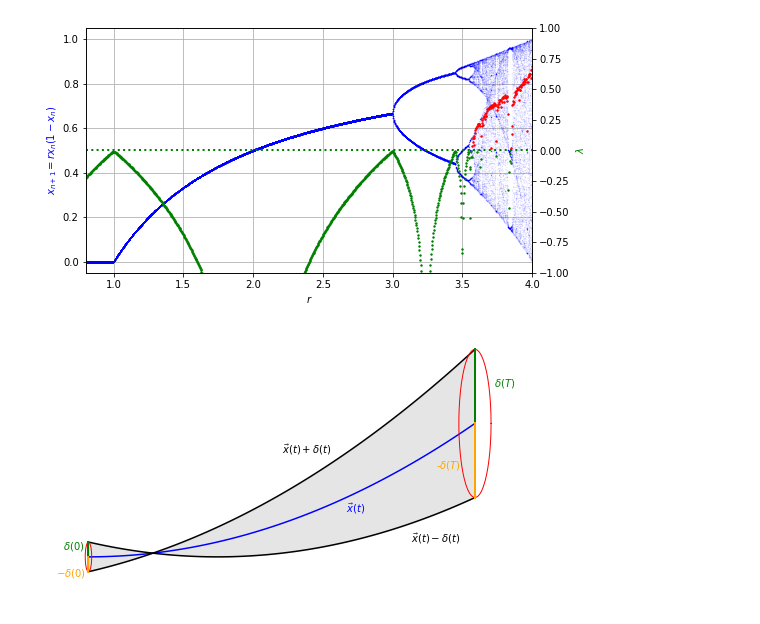
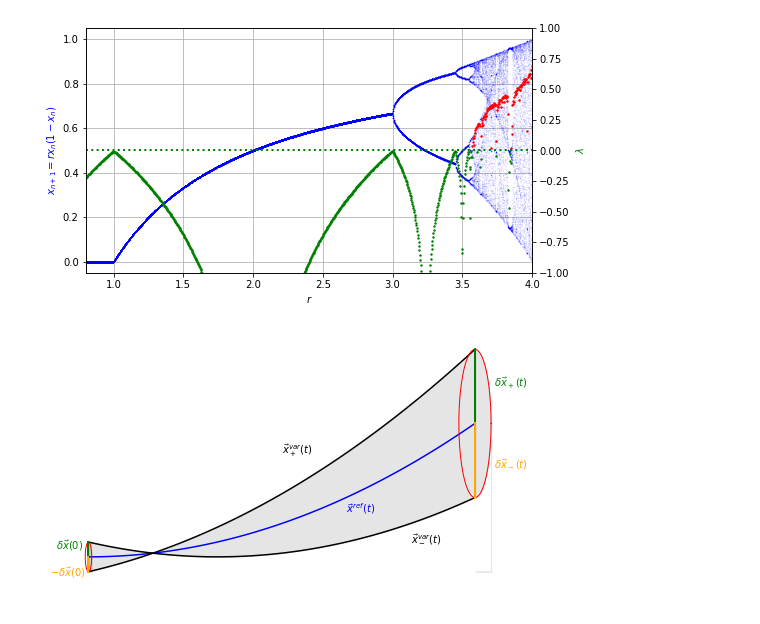
Before and after one commit to jsbarbosa/TesisFisica, a Jupyter notebook: Files/Week 9/Lyapunov.ipynb, the cells around one changed output. Saved outputs shown, nothing was run; the diff lists cells and outputs as text; code cells hidden in the pictures.

```diff
--- a/Files/Week 9/Lyapunov.ipynb
+++ b/Files/Week 9/Lyapunov.ipynb
@@ -68,38 +68,41 @@ y1 = f(x, -d)
 y2 = f(x, d)
 
 ax.plot(x, y, c = 'b')
 ax.plot(x, y1, c = 'k')
 ax.plot(x, y2, c = 'k')
 
 ax.fill_between(x, y1, y2, color = 'k', alpha = 0.1)
 
 for i in range(0, -2, -1):
     a = 0.025
     r = abs(y1[i] - y[i])
     x_y = [x[i]] * 2
     y_y = [y[i], y[i] + r]
 
     x_e, y_e = makeEllipsoid(r, x[i], y[i], a)
 
     ax.plot(x_e, y_e, 'r', lw = 1)
     ax.plot(x_y, y_y, 'g', lw = 2)
 
     y_y = [y[i], y[i] - r]
     ax.plot(x_y, y_y, 'orange', lw = 2)
 
-ax.text(-0.2, 1.5, r"$\delta(0)$", color = 'g')
-ax.text(-0.25, -0.3, r"$-\delta(0)$", color = 'orange')
+    pos = x_e > x_e.mean()
+    ax.fill_between(x_e[pos], y_e[pos], color = 'k', alpha = 0.1)
 
-ax.text(2, 4, r"$\vec{x}(t)$", color = 'b')
-ax.text(2.5, 2, r"$\vec{x}(t) - \delta(t)$")
-ax.text(1.5, 8, r"$\vec{x}(t) + \delta(t)$")
-ax.text(3.15, 12.5, r"$\delta(T)$", color = 'g')
-ax.text(2.7, 7, r"-$\delta(T)$", color = 'orange')
+ax.text(-0.25, 1.5, r"$\delta\vec{x}(0)$", color = 'g')
+ax.text(-0.3, -0.3, r"$-\delta\vec{x}(0)$", color = 'orange')
+
+ax.text(2, 4, r"$\vec{x}^{ref}(t)$", color = 'b')
+ax.text(2.5, 2, r"$\vec{x}^{var}_-(t)$")
+ax.text(1.5, 8, r"$\vec{x}^{var}_+(t)$")
+ax.text(3.15, 12.5, r"$\delta\vec{x}_+(t)$", color = 'g')
+ax.text(3.15, 7, r"$\delta\vec{x}_-(t)$", color = 'orange')
 
 ax.axis('off')
 
 fig.savefig("lyapunov_explain.png", dpi = 300)
 
 plt.show()
 # %% [output]
-[figure, old version]
+[figure, new version]
```
Also changed, not shown: 35 other files.
